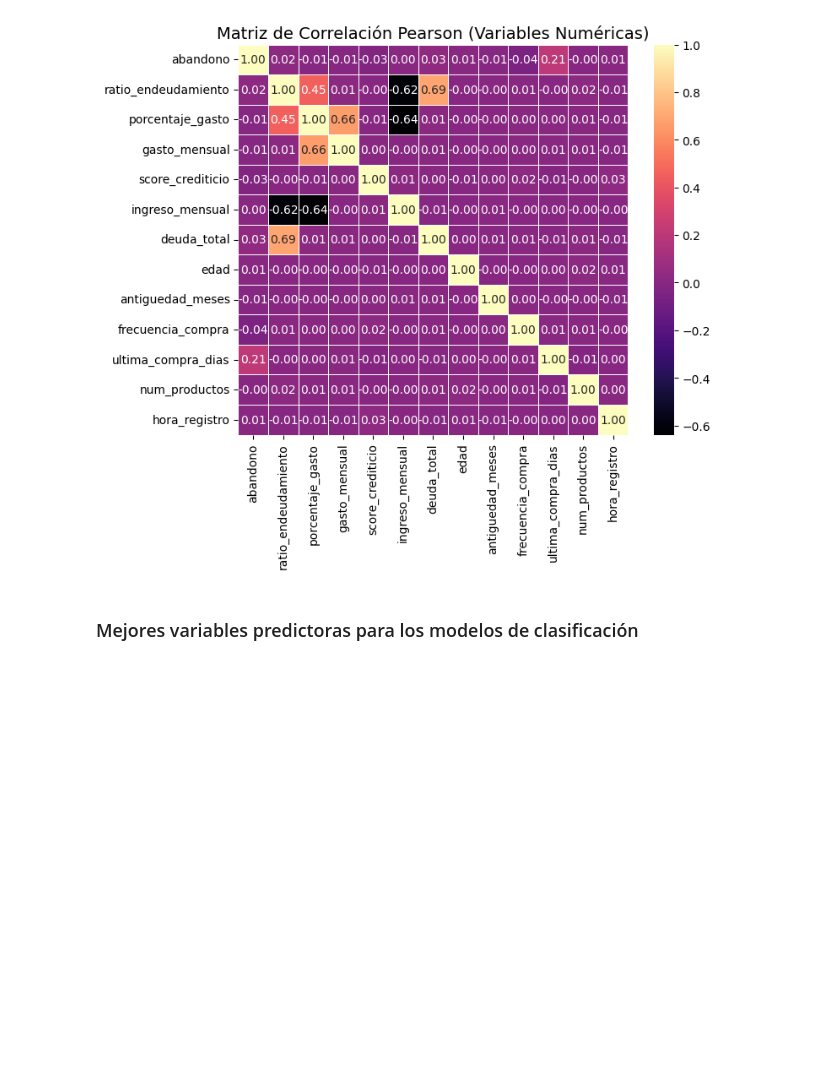
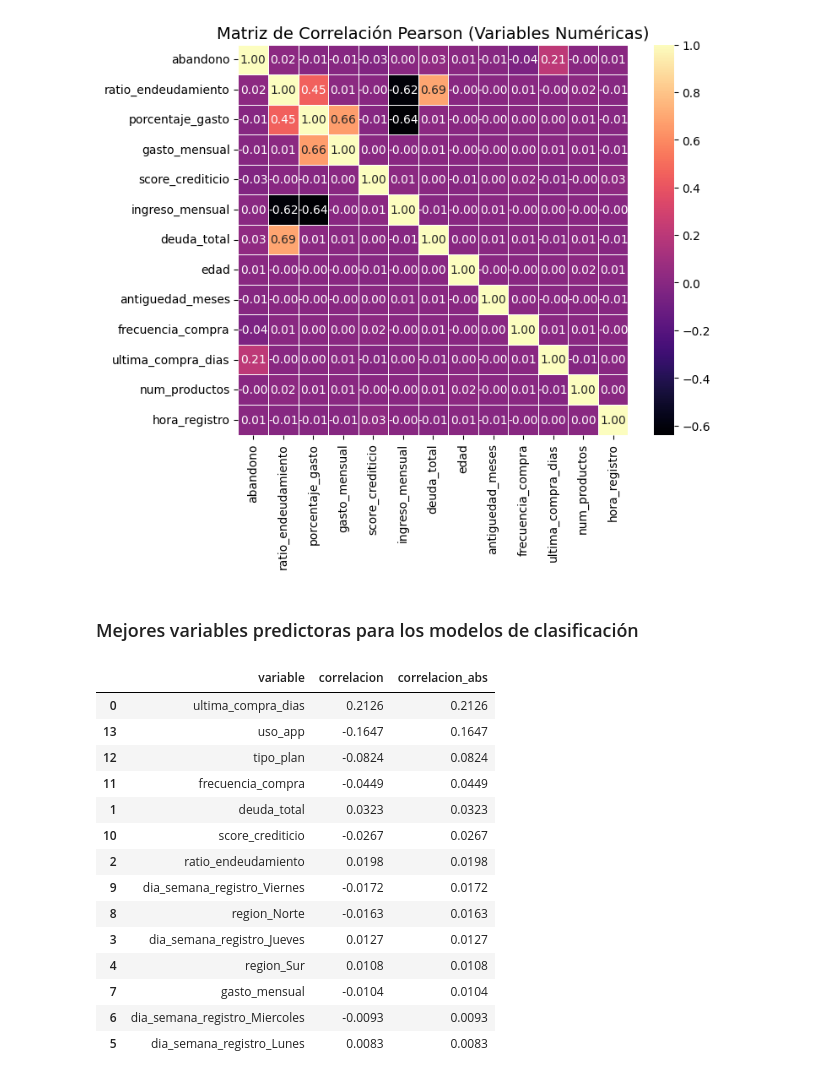
Before and after one commit to ramirezluna-david/proyecto_modelado_grp2, a Jupyter notebook: notebooks/analisis_exploratorio.ipynb, the cells around one changed output. Cells and saved outputs as stored; diff of their text form; code cells hidden in the pictures; blank space fills up the shorter version.

```diff
--- a/notebooks/01_exploratory_analysis.ipynb
+++ b/notebooks/analisis_exploratorio.ipynb
@@ -293,3 +348,54 @@ plt.show()
 [figure]
 # %% [markdown]
 ### Mejores variables predictoras para los modelos de clasificación
+# %%
+def seleccionar_mejores_predictores_clasificacion(dataframe, target, umbral=0.008):
+    """
+    Selecciona variables predictoras para clasificacion usando correlacion de Pearson.
+
+    Parameters
+    ----------
+    dataframe : pd.DataFrame
+        Conjunto de datos con variables numericas.
+    target : str
+        Nombre de la variable objetivo.
+    umbral : float, default=0.008
+        Umbral minimo de correlacion (valor absoluto).
+
+    Returns
+    -------
+    pd.DataFrame
+        Tabla con variables y correlaciones ordenadas.
+    """
+    correlaciones = dataframe.corr(numeric_only=True)
+    correlacion_objetivo = correlaciones[target].sort_values(ascending=False)
+    correlacion_abs = correlacion_objetivo.abs()
+    mask = (correlacion_abs >= umbral) & (correlacion_abs < 1.0)
+    seleccion = correlacion_objetivo[mask].sort_values(ascending=False)
+    salida = seleccion.reset_index()
+    salida.columns = ["variable", "correlacion"]
+    salida["correlacion_abs"] = salida["correlacion"].abs()
+    return salida
+
+mejores_predictores_clasif = seleccionar_mejores_predictores_clasificacion(
+    data,
+    target,
+    umbral=0.008,
+)
+mejores_predictores_clasif.sort_values("correlacion_abs", ascending=False).round(4)
+# %% [output]
+|  | variable | correlacion | correlacion_abs |
+| 0 | ultima_compra_dias | 0.2126 | 0.2126 |
+| 13 | uso_app | -0.1647 | 0.1647 |
+| 12 | tipo_plan | -0.0824 | 0.0824 |
+| 11 | frecuencia_compra | -0.0449 | 0.0449 |
+| 1 | deuda_total | 0.0323 | 0.0323 |
+| 10 | score_crediticio | -0.0267 | 0.0267 |
+| 2 | ratio_endeudamiento | 0.0198 | 0.0198 |
+| 9 | dia_semana_registro_Viernes | -0.0172 | 0.0172 |
+| 8 | region_Norte | -0.0163 | 0.0163 |
+| 3 | dia_semana_registro_Jueves | 0.0127 | 0.0127 |
+| 4 | region_Sur | 0.0108 | 0.0108 |
+| 7 | gasto_mensual | -0.0104 | 0.0104 |
+| 6 | dia_semana_registro_Miercoles | -0.0093 | 0.0093 |
+| 5 | dia_semana_registro_Lunes | 0.0083 | 0.0083 |
```
Also changed, not shown: parts of 13 cells of this notebook, 4 other files.
